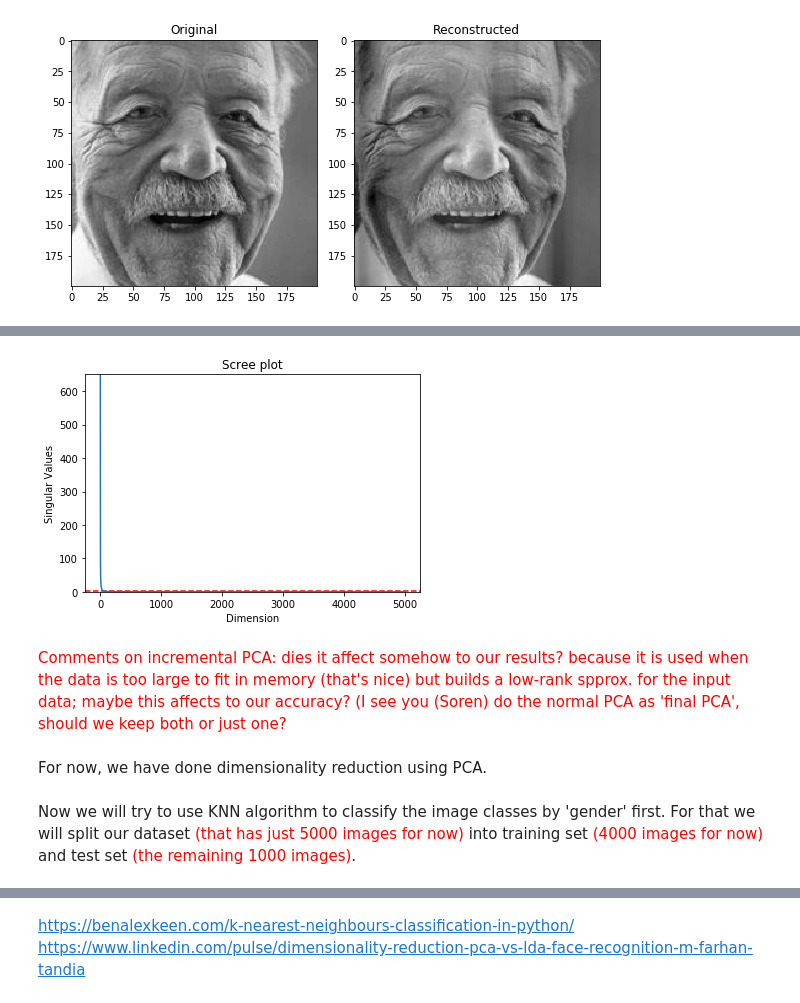
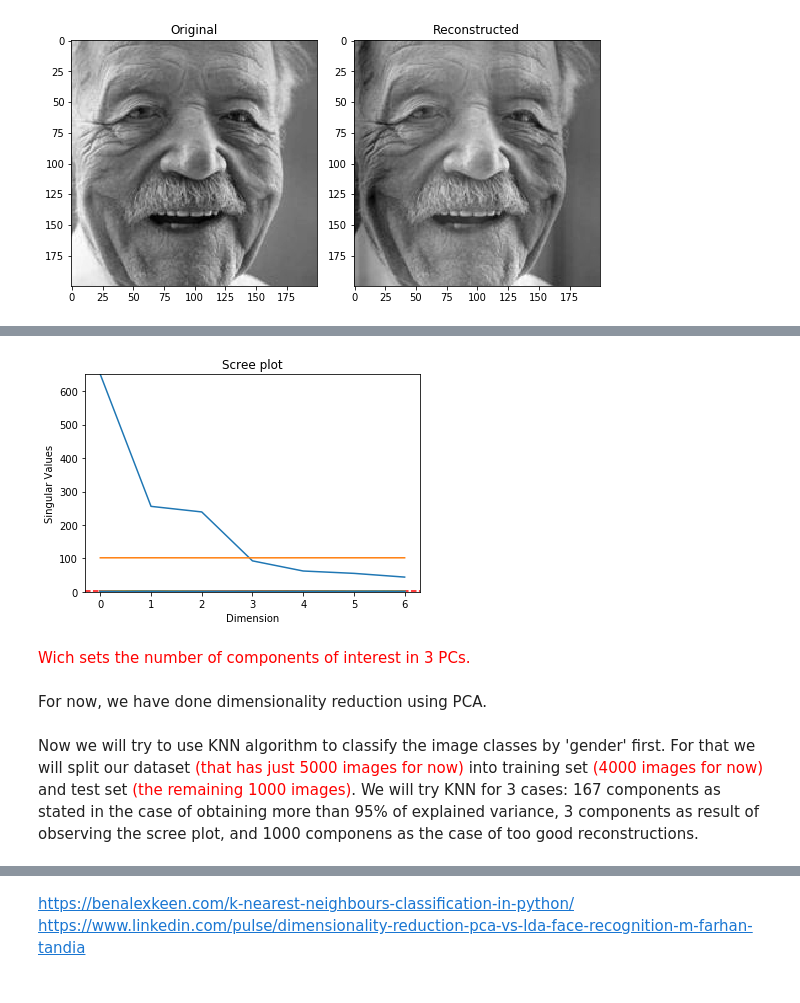
Before and after one commit to MikkelWolfhagen/02582-case-2, a Jupyter notebook: PCA.ipynb, the cells around one changed output, grey strips where cells are left out. Saved outputs shown, nothing was run; the diff lists cells and outputs as text; code cells hidden in the pictures.

```diff
--- a/PCA.ipynb
+++ b/PCA.ipynb
@@ -30,8 +33,8 @@ from sklearn.neighbors import KNeighborsClassifier
 # %%
 # Upload all images in a multidimensional array (Number of images x Height x Width x Channels):
 
-path_faces = 'C:\\Users\\s210289\\COMP_DATA_ANALYSIS_CASE2\\data\\Faces'
-path_labels = 'C:\\Users\\s210289\\COMP_DATA_ANALYSIS_CASE2\\data\\labels.csv'
+path_faces = 'C:\\Users\\s210289\\CASE 2\\data\\Faces\\'
+path_labels = 'C:\\Users\\s210289\\CASE 2\\data\\labels.csv'
 
 def load_images(folder):
     images = []
@@ -126,7 +129,7 @@ plt.imshow(np.reshape(centered_imgs[9],(height,width)), cmap = "gray")
 [figure]
 # %%
 n_features = height*width  # n_components must be between 0 and min(n_samples, n_features)=5000 with svd_solver='full'
-n_components = min(5000, n_features) # We could start with a smaller number of features too.
+n_components = 200 # min(5000, n_features) # We could start with a smaller number of features too.
 pca = PCA(n_components=n_components)
 S = pca.fit_transform(centered_imgs)
 A = pca.components_
@@ -172,6 +175,7 @@ images.shape
 pca_red = PCA(n_components = d)
 S_red = pca_red.fit_transform(centered_imgs)
 A_red = pca_red.components_
+
 
 # Visually inspect the reconstruction of the first 20 images in our dataset:
 imgs_reconstr = np.matmul(S_red,A_red) + img_mean
@@ -181,6 +185,5 @@ f, axs = plt.subplots(4, 5, figsize=(12, 12), sharex=True, sharey=True)
 axs = axs.flatten()
 for i, ax in zip(range(20), axs):
     ax.imshow(img_plot[i,:,:], cmap ='gray')
-    ax.set_title('Component ' + str(i+1))
 plt.show()
 # %% [output]
@@ -214,0 +217,19 @@ plt.show()
+# %%
+#Artificial data set
+#Dimensions of data 5000 X 200 x 200
+
+art_var = np.var(graydata)
+art_mean = np.mean(graydata)
+
+a, b = 0, 1
+mu, sigma = art_mean, art_var
+dist = stats.truncnorm((a - mu) / sigma, (b - mu) / sigma, loc=mu, scale=sigma)
+
+randomdata = []
+
+for i in range(5000):
+    randomdata.append([])
+    for j in range(200):
+        randomdata[i].append(dist.rvs(200))
+
+rnd_baseline=linalg.eig(randomdata)
@@ -215,18 +272,19 @@ plt.show()
 # %%
 plt.ylabel('Singular Values')
 plt.xlabel('Dimension')
 plt.title('Scree plot')
 plt.ylim(0, max(pca.explained_variance_))
 plt.style.context('seaborn-whitegrid')
 plt.axhline(y=1, color='r', linestyle = '--')
-plt.plot(pca.explained_variance_)
+plt.plot(pca.explained_variance_[:7])
+plt.plot(rnd_baseline[0][:7])
 plt.show()
 # %% [output]
-[figure, old version]
+[figure, new version]
-# %% [markdown]
-<font color='red'> Comments on incremental PCA: dies it affect somehow to our results? because it is used when the data is too large to fit in memory (that's nice) but builds a low-rank spprox. for the input data; maybe this affects to our accuracy? (I see you (Soren) do the normal PCA as 'final PCA', should we keep both or just one? </font>
+# %% [markdown]
+<font color='red'> Wich sets the number of components of interest in 3 PCs.</font>
 # %% [markdown]
 For now, we have done dimensionality reduction using PCA.
 # %% [markdown]
-Now we will try to use KNN algorithm to classify the image classes by 'gender' first. For that we will split our dataset <font color='red'> (that has just 5000 images for now) </font> into training set <font color='red'> (4000 images for now) </font> and test set <font color='red'> (the remaining 1000 images)</font>.
+Now we will try to use KNN algorithm to classify the image classes by 'gender' first. For that we will split our dataset <font color='red'> (that has just 5000 images for now) </font> into training set <font color='red'> (4000 images for now) </font> and test set <font color='red'> (the remaining 1000 images)</font>. We will try KNN for 3 cases: 167 components as stated in the case of obtaining more than 95% of explained variance, 3 components as result of observing the scree plot, and 1000 componens as the case of too good reconstructions.
 # %%
```
Also changed, not shown: parts of 23 cells of this notebook.
